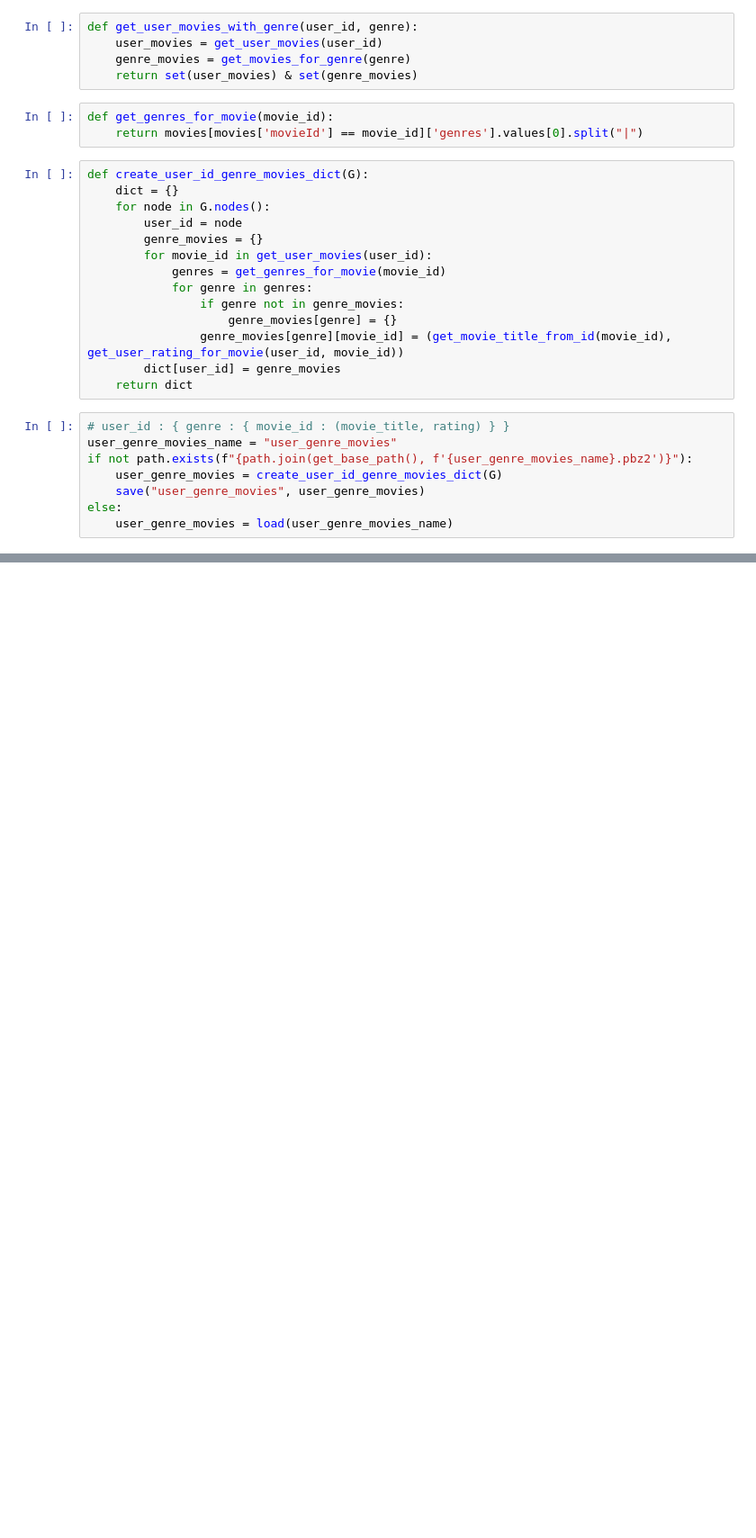
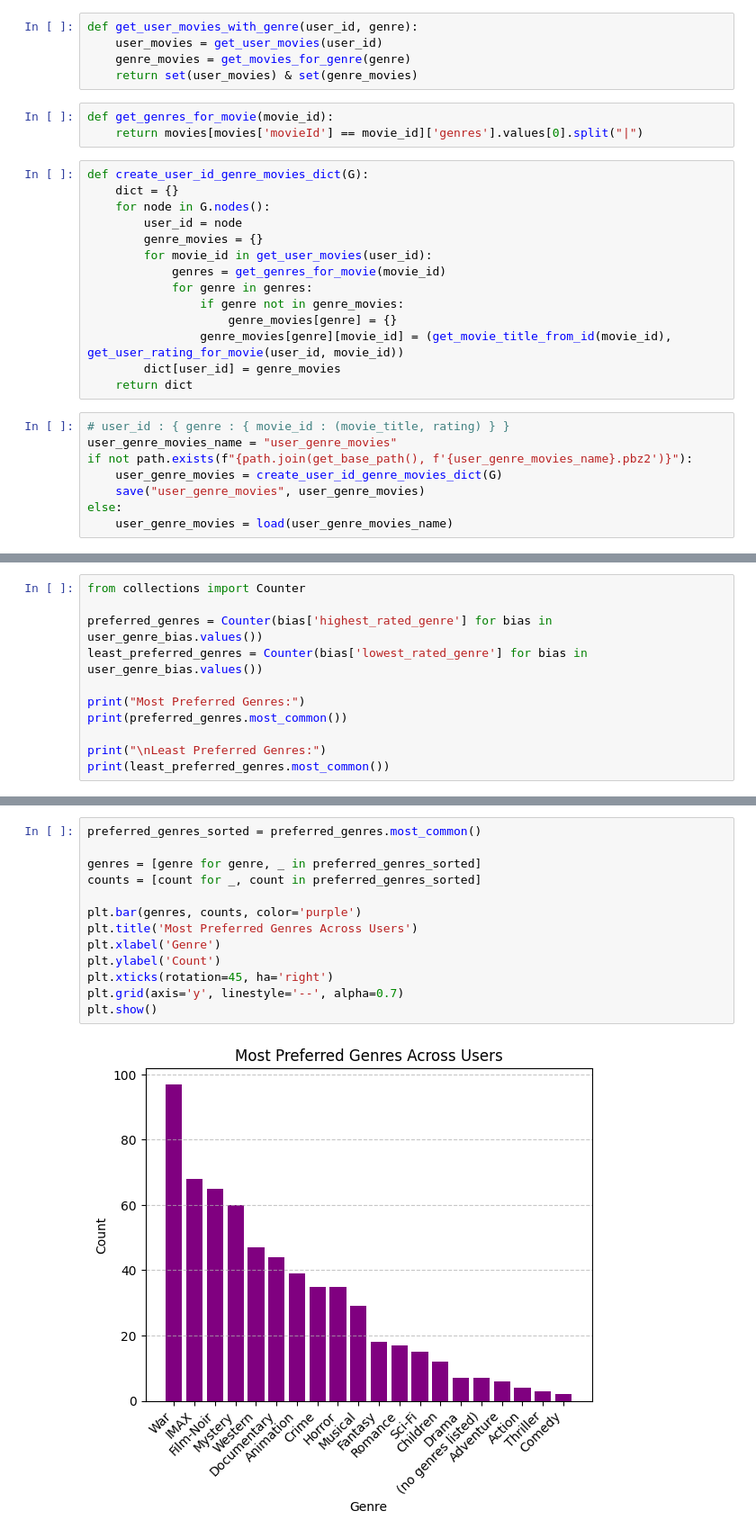
Before and after one commit to RasmusUK/02805-social-graphs-and-interactions-project, a Jupyter notebook: workspace/notebooks/ml.ipynb, the cells around one changed output, grey strips where cells are left out. Shown at 90% size. Saved outputs shown, nothing was run; the diff lists cells and outputs as text; blank space fills up the shorter version.

```diff
--- a/workspace/notebooks/ml.ipynb
+++ b/workspace/notebooks/ml.ipynb
@@ -227,0 +390,11 @@ else:
+# %%
+from collections import Counter
+
+preferred_genres = Counter(bias['highest_rated_genre'] for bias in user_genre_bias.values())
+least_preferred_genres = Counter(bias['lowest_rated_genre'] for bias in user_genre_bias.values())
+
+print("Most Preferred Genres:")
+print(preferred_genres.most_common())
+
+print("\nLeast Preferred Genres:")
+print(least_preferred_genres.most_common())
@@ -227,0 +418,15 @@ else:
+# %%
+preferred_genres_sorted = preferred_genres.most_common()
+
+genres = [genre for genre, _ in preferred_genres_sorted]
+counts = [count for _, count in preferred_genres_sorted]
+
+plt.bar(genres, counts, color='purple')
+plt.title('Most Preferred Genres Across Users')
+plt.xlabel('Genre')
+plt.ylabel('Count')
+plt.xticks(rotation=45, ha='right')
+plt.grid(axis='y', linestyle='--', alpha=0.7)
+plt.show()
+# %% [output]
+[figure, added]
```
Also changed, not shown: parts of 16 cells of this notebook.
